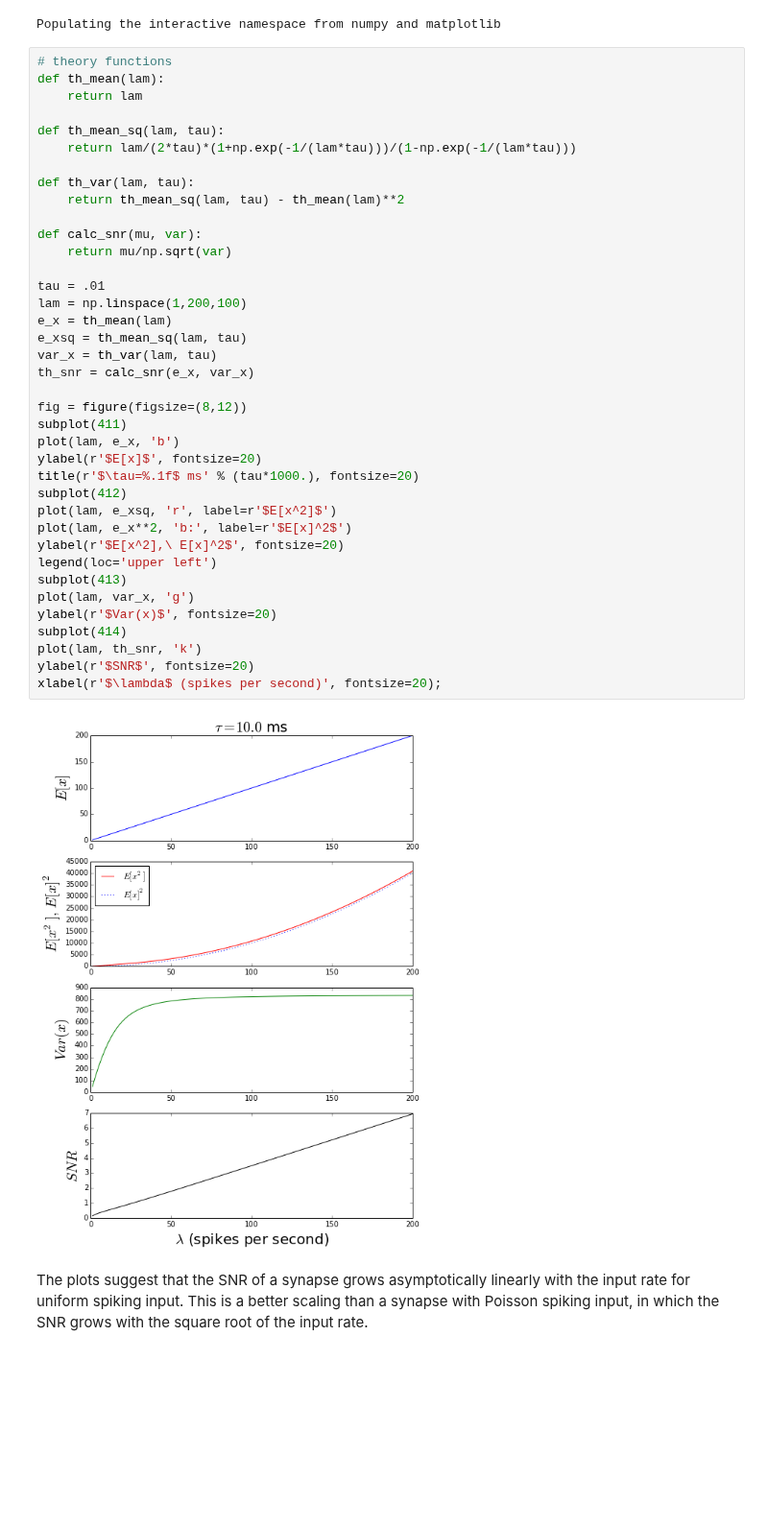
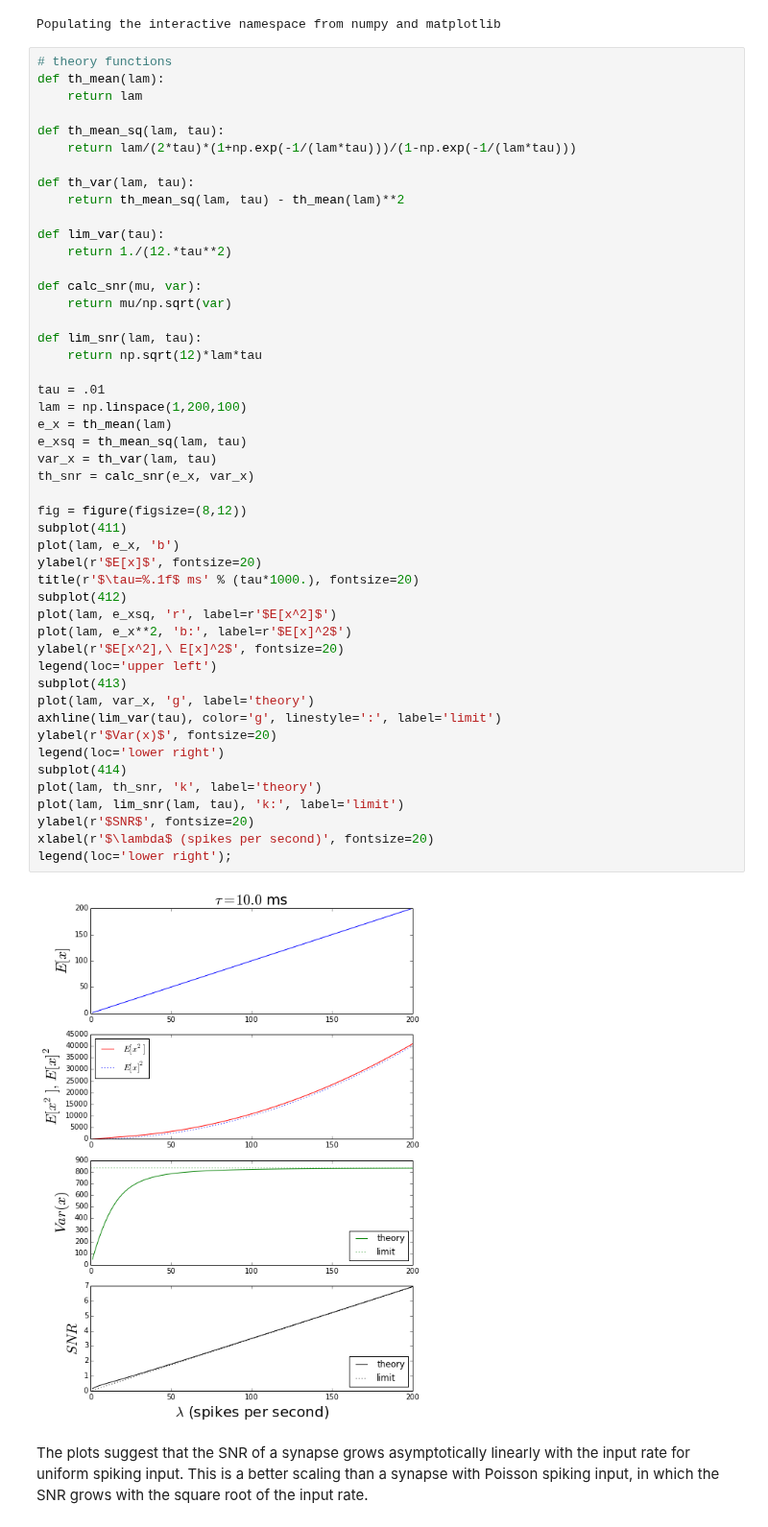
Before and after one commit to samfok/notebooks, a Jupyter notebook: synapse/synapse_SNR_uniform.ipynb, the cells around one changed output. Shown at 96% size. Saved outputs shown, nothing was run; the diff lists cells and outputs as text; blank space fills up the shorter version.

Commit message:
add uniform limit

```diff
--- a/synapse/synapse_SNR_uniform.ipynb
+++ b/synapse/synapse_SNR_uniform.ipynb
@@ -93,37 +115,47 @@ def th_mean_sq(lam, tau):
     return lam/(2*tau)*(1+np.exp(-1/(lam*tau)))/(1-np.exp(-1/(lam*tau)))
 
 def th_var(lam, tau):
     return th_mean_sq(lam, tau) - th_mean(lam)**2
 
+def lim_var(tau):
+    return 1./(12.*tau**2)
+
 def calc_snr(mu, var):
     return mu/np.sqrt(var)
+
+def lim_snr(lam, tau):
+    return np.sqrt(12)*lam*tau
 
 tau = .01
 lam = np.linspace(1,200,100)
 e_x = th_mean(lam)
 e_xsq = th_mean_sq(lam, tau)
 var_x = th_var(lam, tau)
 th_snr = calc_snr(e_x, var_x)
 
 fig = figure(figsize=(8,12))
 subplot(411)
 plot(lam, e_x, 'b')
 ylabel(r'$E[x]$', fontsize=20)
 title(r'$\tau=%.1f$ ms' % (tau*1000.), fontsize=20)
 subplot(412)
 plot(lam, e_xsq, 'r', label=r'$E[x^2]$')
 plot(lam, e_x**2, 'b:', label=r'$E[x]^2$')
 ylabel(r'$E[x^2],\ E[x]^2$', fontsize=20)
 legend(loc='upper left')
 subplot(413)
-plot(lam, var_x, 'g')
+plot(lam, var_x, 'g', label='theory')
+axhline(lim_var(tau), color='g', linestyle=':', label='limit')
 ylabel(r'$Var(x)$', fontsize=20)
+legend(loc='lower right')
 subplot(414)
-plot(lam, th_snr, 'k')
+plot(lam, th_snr, 'k', label='theory')
+plot(lam, lim_snr(lam, tau), 'k:', label='limit')
 ylabel(r'$SNR$', fontsize=20)
-xlabel(r'$\lambda$ (spikes per second)', fontsize=20);
+xlabel(r'$\lambda$ (spikes per second)', fontsize=20)
+legend(loc='lower right');
 # %% [output]
-[figure, old version]
+[figure, new version]
 # %% [markdown]
 The plots suggest that the SNR of a synapse grows asymptotically linearly with the input rate for uniform spiking input. This is a better scaling than a synapse with Poisson spiking input, in which the SNR grows with the square root of the input rate.
 # %% [markdown]
```
Also changed, not shown: parts of 7 cells of this notebook.
